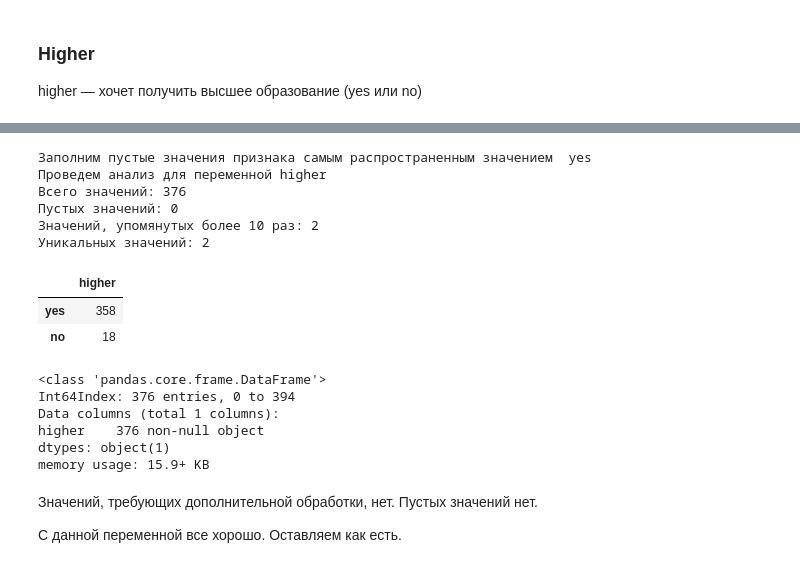
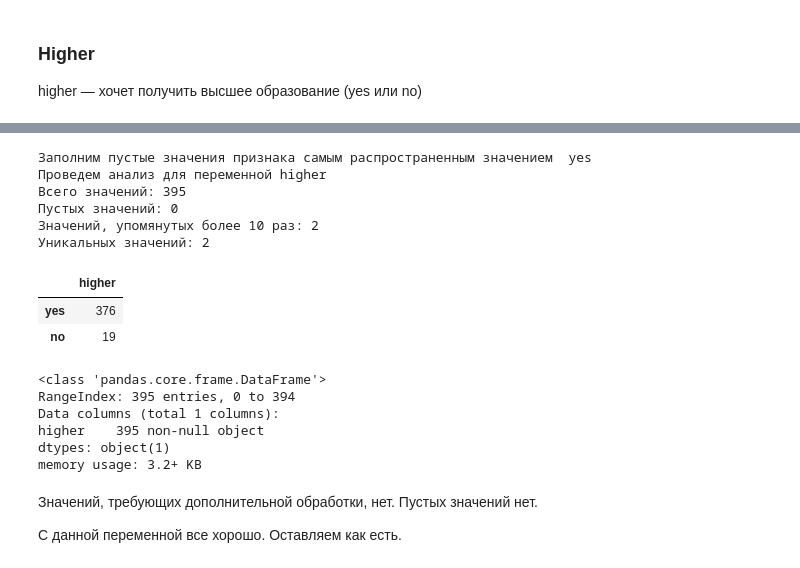
Before and after one commit to EmlAldr/SkillFactory, a Jupyter notebook: module_2/students_math_score_analysis_(replace_NaN).ipynb, the cells around one changed output, grey strips where cells are left out. Cells and saved outputs as stored; diff of their text form; code cells hidden in the pictures.

```diff
--- a/module_2/students_math_score_analysis_(replace_NaN).ipynb
+++ b/module_2/students_math_score_analysis_(replace_NaN).ipynb
@@ -449,3 +429,0 @@ display(pivot)
-# %%
-# Вынесем данный блок в предобработку
-students.loc[students['Pstatus'] != students['Pstatus'], 'Pstatus'] = 'T'
@@ -640,3 +530,0 @@ display(pivot)
-# %%
-# Вынесем данный блок в предобработку
-students.loc[students['Fjob'] != students['Fjob'], 'Fjob'] = 'other'
@@ -713,3 +581,0 @@ students.query(f'{column} != {column}')
-# %%
-# Вынесем данный блок в предобработку
-students.loc[students['reason'] != students['reason'], 'reason'] = 'course'
@@ -763,3 +630,0 @@ memory usage: 15.9+ KB
-# %%
-# Вынесем данный блок в предобработку
-students.loc[students['guardian'] != students['guardian'], 'guardian'] = 'mother'
@@ -1037,22 +908,24 @@ memory usage: 15.9+ KB
 # %%
-replace_nan(students, 'higher', 'mode')
+# Вынесем данное действие в предобработку
+replace_nan(students, column, 'mode')
+
 column_info(students, column)
 # %% [output]
 Заполним пустые значения признака самым распространенным значением  yes
 Проведем анализ для переменной higher
-Всего значений: 376
+Всего значений: 395
 Пустых значений: 0
 Значений, упомянутых более 10 раз: 2
 Уникальных значений: 2
 |  | higher |
-| yes | 358 |
-| no | 18 |
+| yes | 376 |
+| no | 19 |
 <class 'pandas.core.frame.DataFrame'>
-Int64Index: 376 entries, 0 to 394
+RangeIndex: 395 entries, 0 to 394
 Data columns (total 1 columns):
-higher    376 non-null object
+higher    395 non-null object
 dtypes: object(1)
-memory usage: 15.9+ KB
+memory usage: 3.2+ KB
 # %% [markdown]
 Значений, требующих дополнительной обработки, нет. Пустых значений нет.
 
```
Also changed, not shown: parts of 115 cells of this notebook.
